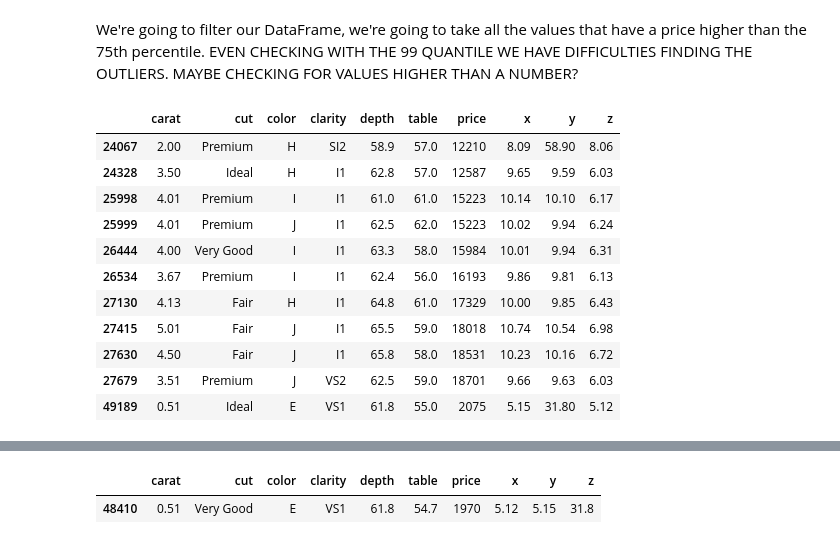
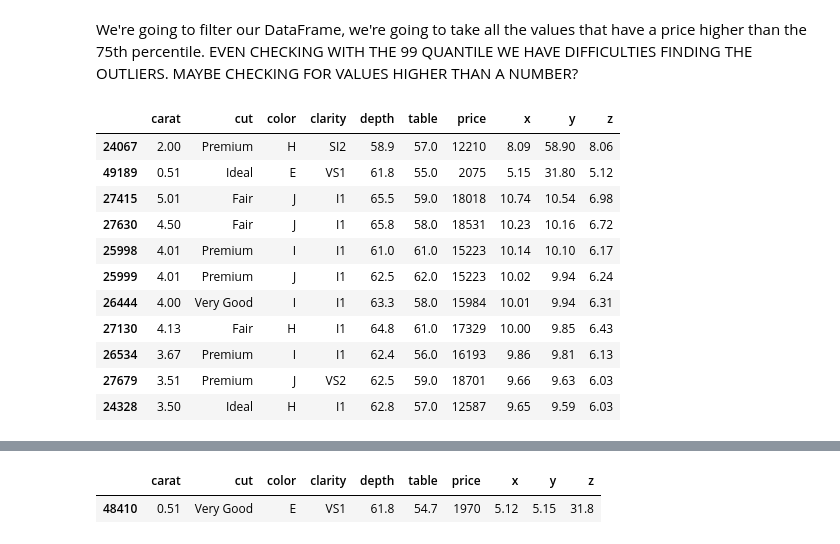
Before and after one commit to ta-data-bcn/Review-W4-Data-Cleaning-And-Descriptive-Statistics, a Jupyter notebook: main.ipynb, the cells around one changed output, grey strips where cells are left out. Saved outputs shown, nothing was run; the diff lists cells and outputs as text; code cells hidden in the pictures.

```diff
--- a/main.ipynb
+++ b/main.ipynb
@@ -190,17 +199,17 @@ We can clearly see that the price and x, y and z columns have some weird values
 We're going to filter our DataFrame, we're going to take all the values that have a price higher than the 75th percentile. EVEN CHECKING WITH THE 99 QUANTILE WE HAVE DIFFICULTIES FINDING THE OUTLIERS. MAYBE CHECKING FOR VALUES HIGHER THAN A NUMBER?
 # %%
 quantile99 = diamonds.y.quantile(0.9998)
-diamonds[diamonds.y > quantile99]
+diamonds[diamonds.y > quantile99].sort_values(by="y", ascending=False)
 # %% [output]
 |  | carat | cut | color | clarity | depth | table | price | x | y | z |
 | 24067 | 2.00 | Premium | H | SI2 | 58.9 | 57.0 | 12210 | 8.09 | 58.90 | 8.06 |
-| 24328 | 3.50 | Ideal | H | I1 | 62.8 | 57.0 | 12587 | 9.65 | 9.59 | 6.03 |
+| 49189 | 0.51 | Ideal | E | VS1 | 61.8 | 55.0 | 2075 | 5.15 | 31.80 | 5.12 |
+| 27415 | 5.01 | Fair | J | I1 | 65.5 | 59.0 | 18018 | 10.74 | 10.54 | 6.98 |
+| 27630 | 4.50 | Fair | J | I1 | 65.8 | 58.0 | 18531 | 10.23 | 10.16 | 6.72 |
 | 25998 | 4.01 | Premium | I | I1 | 61.0 | 61.0 | 15223 | 10.14 | 10.10 | 6.17 |
 | 25999 | 4.01 | Premium | J | I1 | 62.5 | 62.0 | 15223 | 10.02 | 9.94 | 6.24 |
 | 26444 | 4.00 | Very Good | I | I1 | 63.3 | 58.0 | 15984 | 10.01 | 9.94 | 6.31 |
+| 27130 | 4.13 | Fair | H | I1 | 64.8 | 61.0 | 17329 | 10.00 | 9.85 | 6.43 |
 | 26534 | 3.67 | Premium | I | I1 | 62.4 | 56.0 | 16193 | 9.86 | 9.81 | 6.13 |
-| 27130 | 4.13 | Fair | H | I1 | 64.8 | 61.0 | 17329 | 10.00 | 9.85 | 6.43 |
-| 27415 | 5.01 | Fair | J | I1 | 65.5 | 59.0 | 18018 | 10.74 | 10.54 | 6.98 |
-| 27630 | 4.50 | Fair | J | I1 | 65.8 | 58.0 | 18531 | 10.23 | 10.16 | 6.72 |
 | 27679 | 3.51 | Premium | J | VS2 | 62.5 | 59.0 | 18701 | 9.66 | 9.63 | 6.03 |
-| 49189 | 0.51 | Ideal | E | VS1 | 61.8 | 55.0 | 2075 | 5.15 | 31.80 | 5.12 |
+| 24328 | 3.50 | Ideal | H | I1 | 62.8 | 57.0 | 12587 | 9.65 | 9.59 | 6.03 |
```
Also changed, not shown: parts of 7 cells of this notebook.
